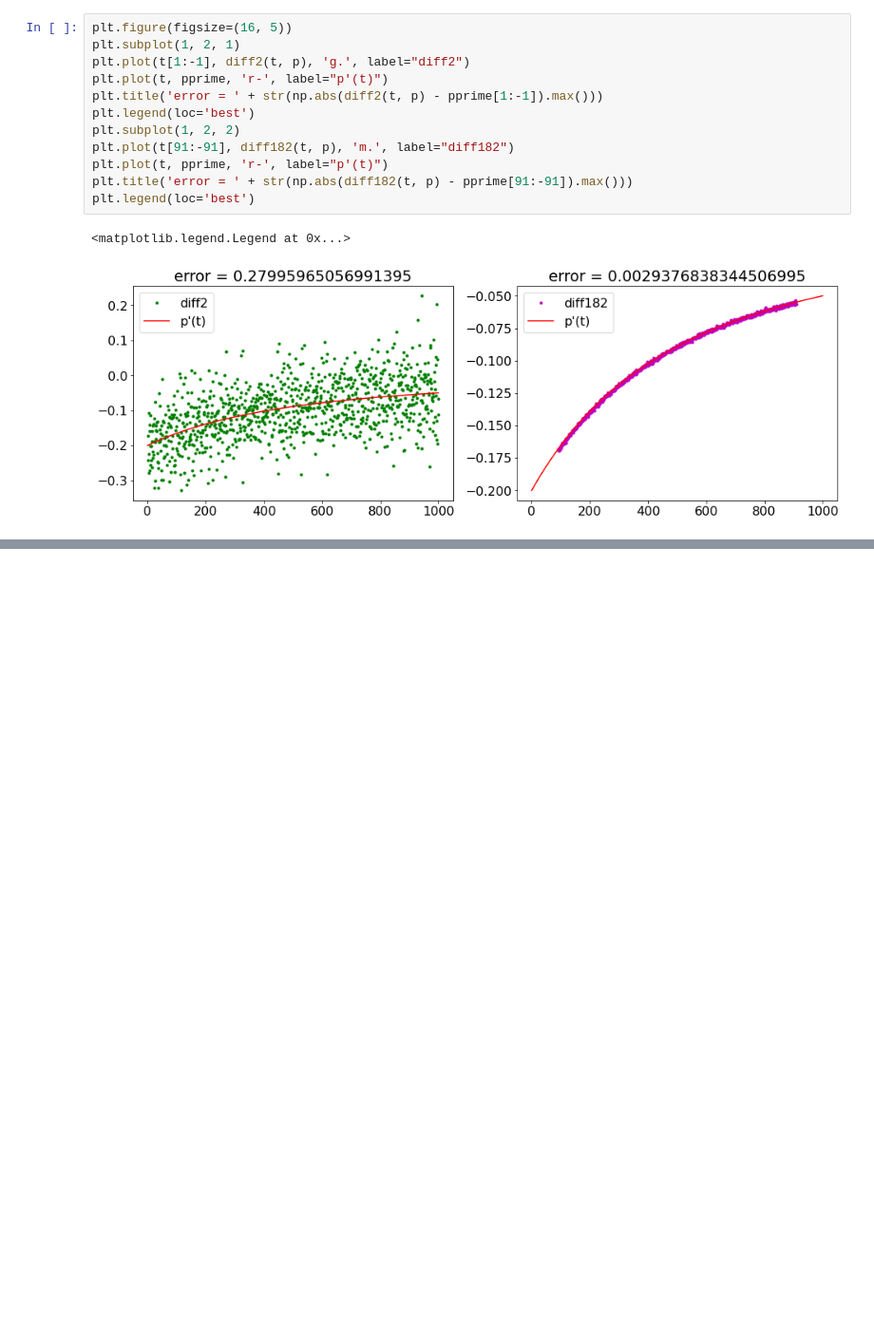
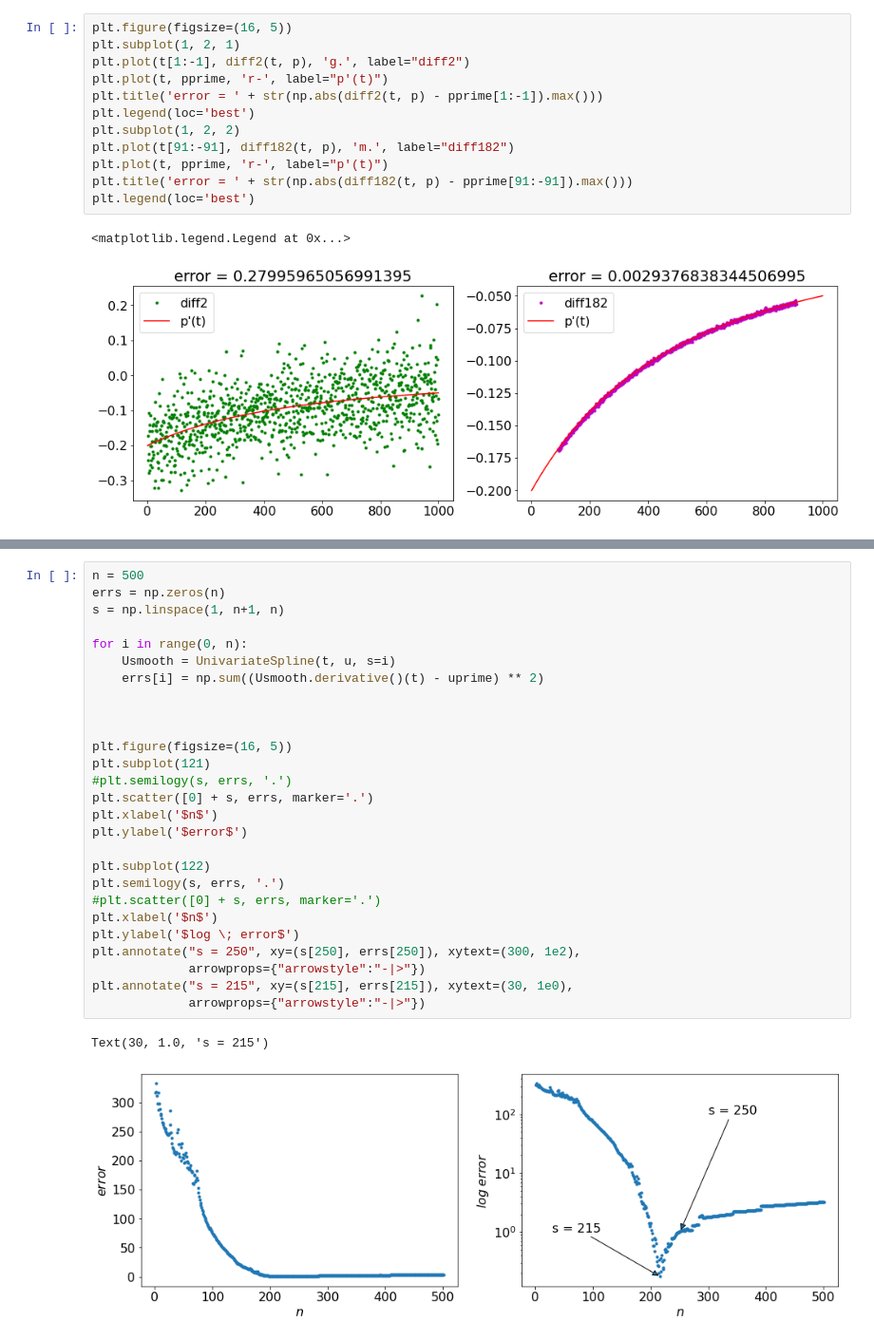
Before and after one commit to qerve/vych, a Jupyter notebook: problem2.ipynb, the cells around one changed output, grey strips where cells are left out. Shown: that part at 95% size. Cells and saved outputs as stored; diff of their text form; blank space fills up the shorter version.

```diff
--- a/problem2.ipynb
+++ b/problem2.ipynb
@@ -66,0 +90,30 @@ plt.legend(loc='best')
+# %%
+n = 500
+errs = np.zeros(n)
+s = np.linspace(1, n+1, n)
+
+for i in range(0, n):
+    Usmooth = UnivariateSpline(t, u, s=i)
+    errs[i] = np.sum((Usmooth.derivative()(t) - uprime) ** 2)
+
+
+
+plt.figure(figsize=(16, 5))
+plt.subplot(121)
+#plt.semilogy(s, errs, '.')
+plt.scatter([0] + s, errs, marker='.')
+plt.xlabel('$n$')
+plt.ylabel('$error$')
+
+plt.subplot(122)
+plt.semilogy(s, errs, '.')
+#plt.scatter([0] + s, errs, marker='.')
+plt.xlabel('$n$')
+plt.ylabel('$log \; error$')
+plt.annotate("s = 250", xy=(s[250], errs[250]), xytext=(300, 1e2),
+             arrowprops={"arrowstyle":"-|>"})
+plt.annotate("s = 215", xy=(s[215], errs[215]), xytext=(30, 1e0),
+             arrowprops={"arrowstyle":"-|>"})
+# %% [output]
+Text(30, 1.0, 's = 215')
+[figure, added]
```
Also changed, not shown: parts of 9 cells of this notebook, 2 other files.
